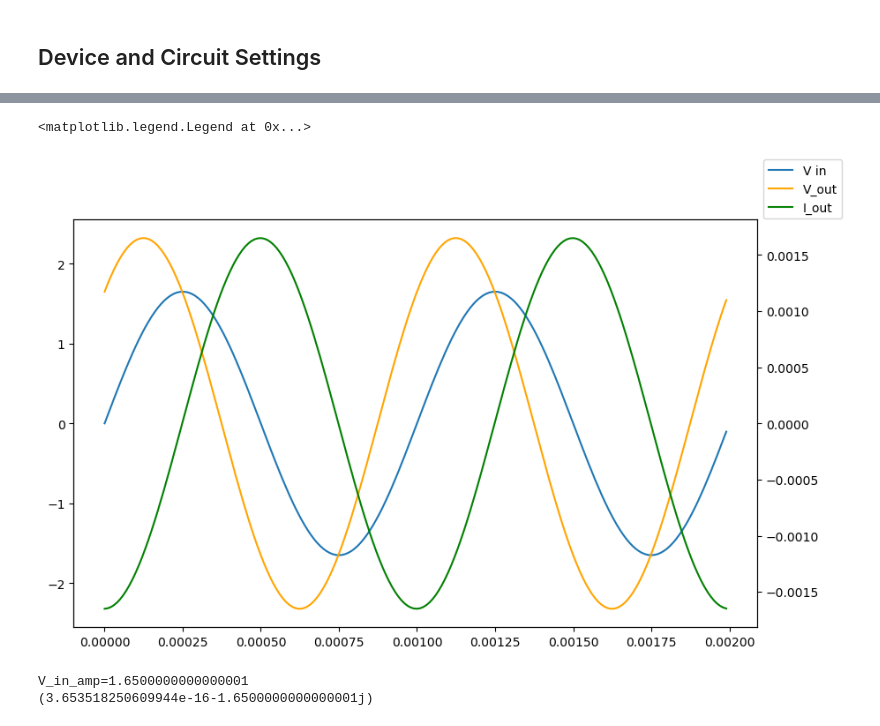
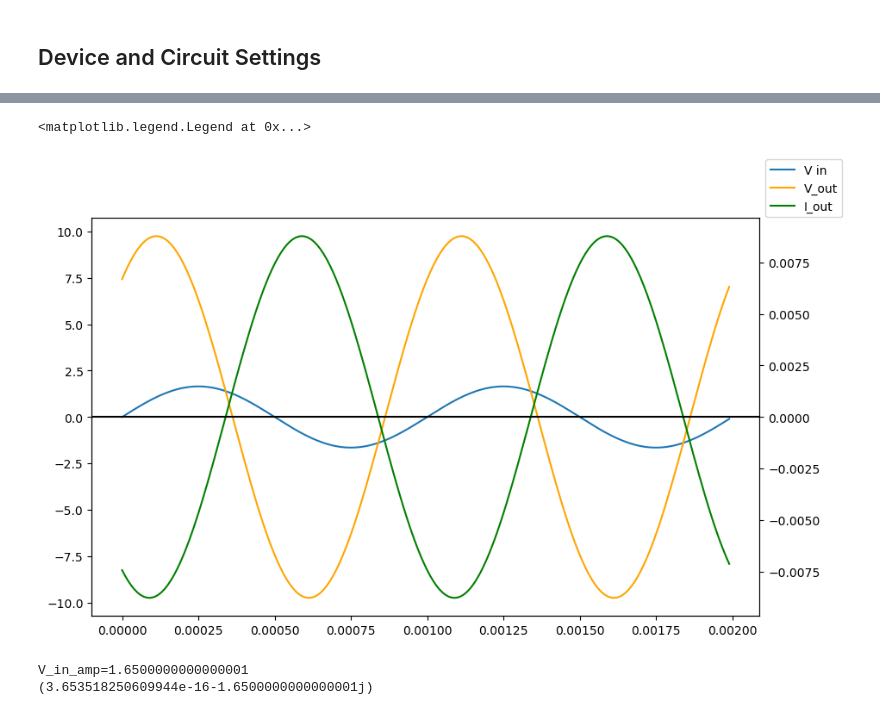
Before and after one commit to nazeern/nanotech, a Jupyter notebook: SimRC.ipynb, the cells around one changed output, grey strips where cells are left out. Drawn from its saved outputs; the diff is of its cells as text; code cells hidden in the pictures.

Commit message:
Fix impedance error (use angular frequency 2*pi*freq)

```diff
--- a/SimRC.ipynb
+++ b/SimRC.ipynb
@@ -44,7 +45,7 @@ t = np.arange(0, duration, duration / samp_num)
 V_in = V_amp * np.sin(freq*(2*np.pi*t))
 
 # Resistance in Ohms
-R = 10
+R = 100
 
 # Capacitance in Farads
 nC = 1000
@@ -57,14 +58,15 @@ V_g = 1.65
 Rf = 1000
 
 # Impedance of RC series
-Z = complex(R, -1/(freq*C))
+w = 2*np.pi*freq
+Z = complex(R, -1/(w*C))
 
 # Output current wave
 
-phase = np.angle(- (V_amp / Z)) + np.pi
+phase = np.angle(- (V_amp / Z))
 I_amp = V_amp / abs(Z)
 
-I_out = I_amp * np.sin(freq*(2*np.pi*t) - phase)
+I_out = I_amp * np.sin(freq*(2*np.pi*t) + phase)
 
 
 # Output voltage wave
@@ -114,13 +116,14 @@ Rf=1000
 # %%
 fig, ax = plt.subplots(figsize=(10,6))
 ax2 = ax.twinx()
 ax.plot(t, V_in, label="V in")
 ax.plot(t, V_out, color='orange', label="V_out")
 ax2.plot(t, I_out, color='Green', label="I_out")
+plt.axhline(y=0, color='black')
 fig.legend()
 # %% [output]
 <matplotlib.legend.Legend at 0x...>
-[figure, old version]
+[figure, new version]
 # %%
 V_in_fft = 2 * np.fft.fft(V_in) / len(V_in)
 V_in_fft = V_in_fft[:len(V_in_fft)//2]
```
Also changed, not shown: parts of 8 cells of this notebook, 3 other files.
